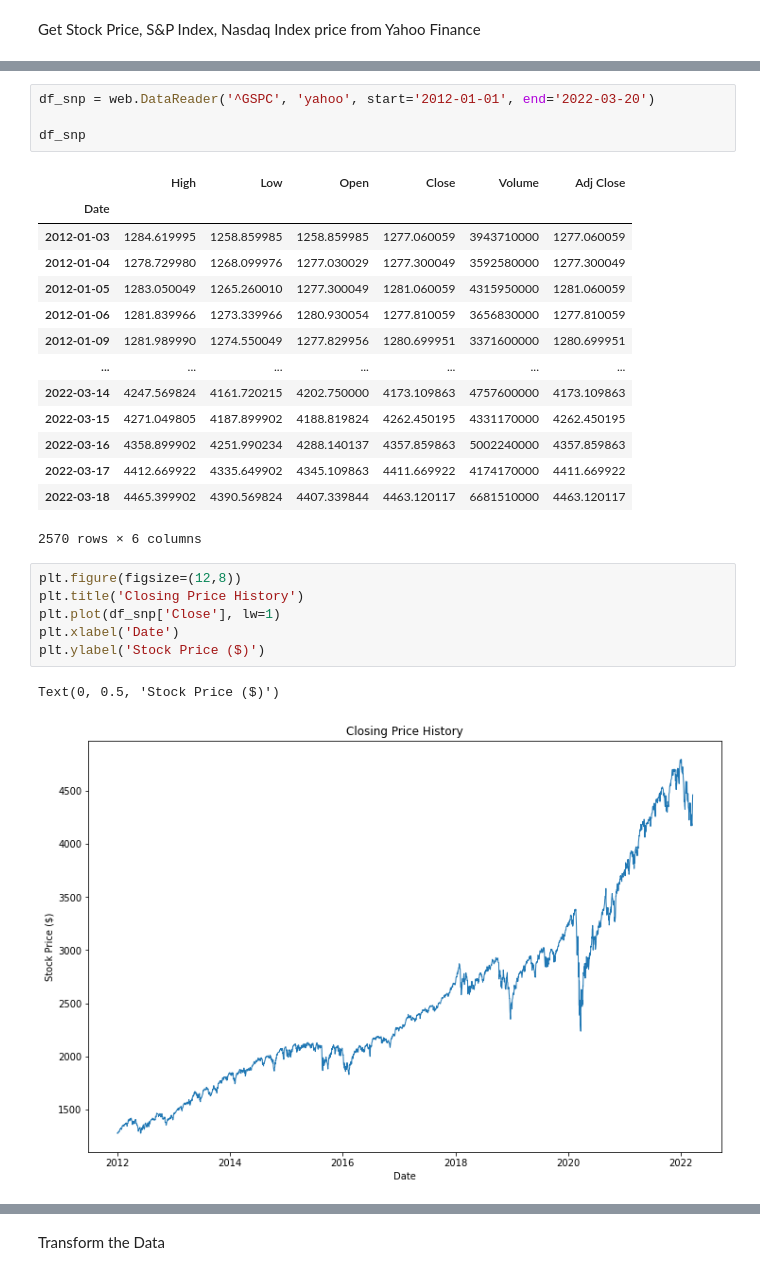
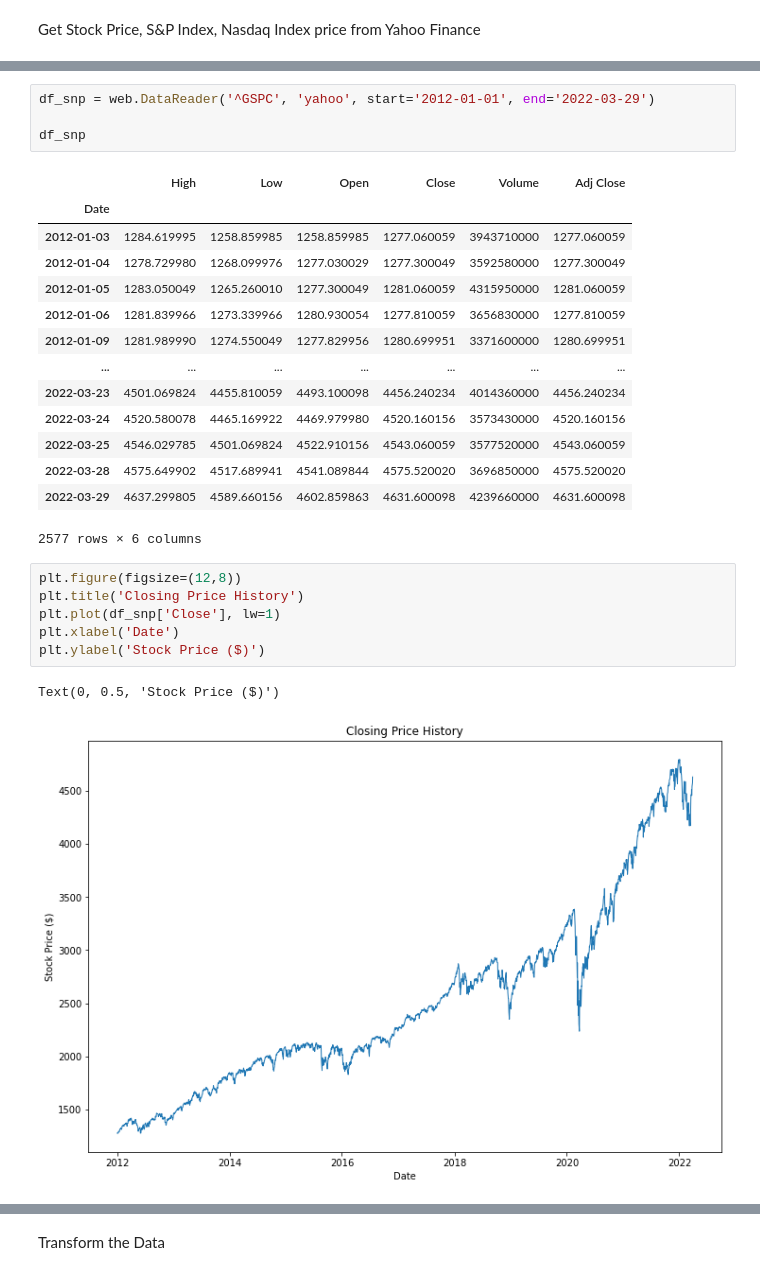
Before and after one commit to palakagl/AI-in-Finance, a Jupyter notebook: Stock_Price_Prediction_LSTM_with_Multiple_Features.ipynb, the cells around one changed output, grey strips where cells are left out. Drawn from its saved outputs; the diff is of its cells as text.

```diff
--- a/Stock_Price_Prediction_LSTM_with_Multiple_Features.ipynb
+++ b/Stock_Price_Prediction_LSTM_with_Multiple_Features.ipynb
@@ -88,22 +88,22 @@ Text(0, 0.5, 'Stock Price ($)')
 # %%
-df_snp = web.DataReader('^GSPC', 'yahoo', start='2012-01-01', end='2022-03-20')
+df_snp = web.DataReader('^GSPC', 'yahoo', start='2012-01-01', end='2022-03-29')
 
 df_snp
 # %% [output]
 |  | High | Low | Open | Close | Volume | Adj Close |
 | Date |  |  |  |  |  |  |
 | 2012-01-03 | 1284.619995 | 1258.859985 | 1258.859985 | 1277.060059 | 3943710000 | 1277.060059 |
 | 2012-01-04 | 1278.729980 | 1268.099976 | 1277.030029 | 1277.300049 | 3592580000 | 1277.300049 |
 | 2012-01-05 | 1283.050049 | 1265.260010 | 1277.300049 | 1281.060059 | 4315950000 | 1281.060059 |
 | 2012-01-06 | 1281.839966 | 1273.339966 | 1280.930054 | 1277.810059 | 3656830000 | 1277.810059 |
 | 2012-01-09 | 1281.989990 | 1274.550049 | 1277.829956 | 1280.699951 | 3371600000 | 1280.699951 |
 | ... | ... | ... | ... | ... | ... | ... |
-| 2022-03-14 | 4247.569824 | 4161.720215 | 4202.750000 | 4173.109863 | 4757600000 | 4173.109863 |
-| 2022-03-15 | 4271.049805 | 4187.899902 | 4188.819824 | 4262.450195 | 4331170000 | 4262.450195 |
-| 2022-03-16 | 4358.899902 | 4251.990234 | 4288.140137 | 4357.859863 | 5002240000 | 4357.859863 |
-| 2022-03-17 | 4412.669922 | 4335.649902 | 4345.109863 | 4411.669922 | 4174170000 | 4411.669922 |
-| 2022-03-18 | 4465.399902 | 4390.569824 | 4407.339844 | 4463.120117 | 6681510000 | 4463.120117 |
+| 2022-03-23 | 4501.069824 | 4455.810059 | 4493.100098 | 4456.240234 | 4014360000 | 4456.240234 |
+| 2022-03-24 | 4520.580078 | 4465.169922 | 4469.979980 | 4520.160156 | 3573430000 | 4520.160156 |
+| 2022-03-25 | 4546.029785 | 4501.069824 | 4522.910156 | 4543.060059 | 3577520000 | 4543.060059 |
+| 2022-03-28 | 4575.649902 | 4517.689941 | 4541.089844 | 4575.520020 | 3696850000 | 4575.520020 |
+| 2022-03-29 | 4637.299805 | 4589.660156 | 4602.859863 | 4631.600098 | 4239660000 | 4631.600098 |
-2570 rows × 6 columns
+2577 rows × 6 columns
 # %%
 plt.figure(figsize=(12,8))
 plt.title('Closing Price History')
@@ -112,5 +112,5 @@ plt.xlabel('Date')
 plt.ylabel('Stock Price ($)')
 # %% [output]
 Text(0, 0.5, 'Stock Price ($)')
-[figure, old version]
+[figure, new version]
 # %%
```
Also changed, not shown: parts of 28 cells of this notebook.
